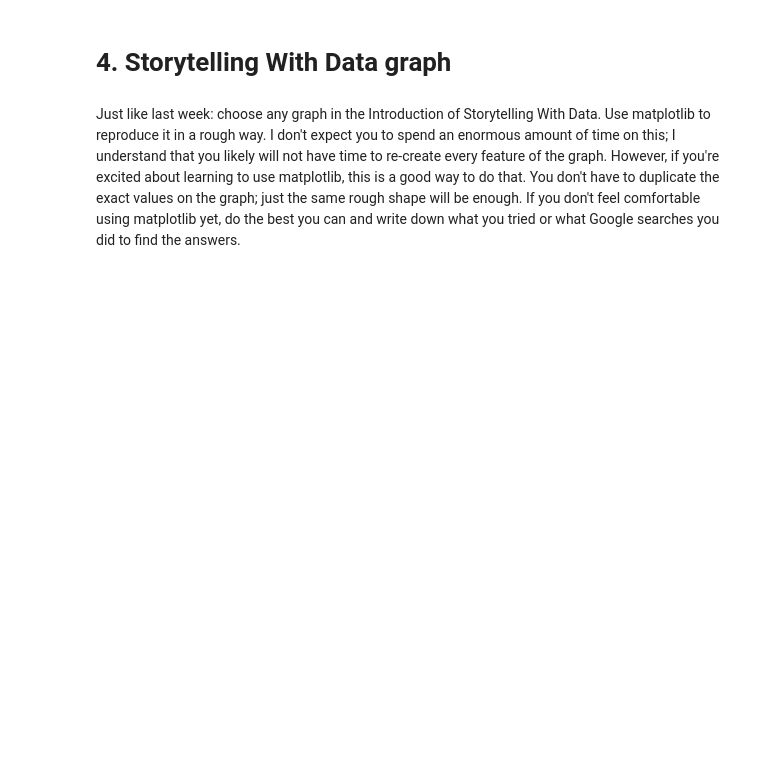
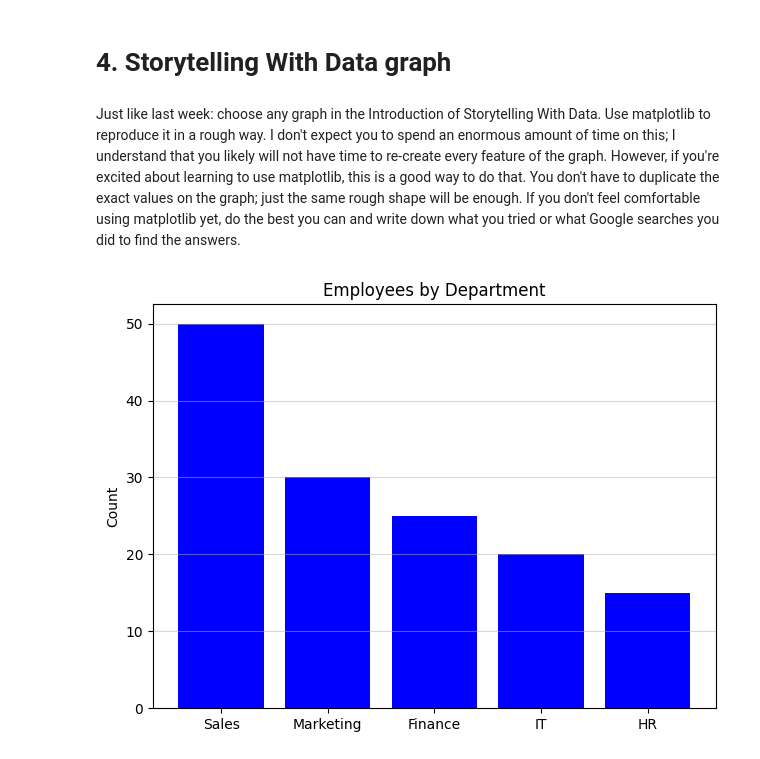
Before and after one commit to KIRBUEDU/Week2, a Jupyter notebook: Week2.ipynb, the cells around one changed output. Drawn from its saved outputs; the diff is of its cells as text; code cells hidden in the pictures; blank space fills up the shorter version.

```diff
--- a/Week2.ipynb
+++ b/Week2.ipynb
@@ -50,0 +134,21 @@ Just like last week: choose any graph in the Introduction of Storytelling With D
+# %%
+import matplotlib.pyplot as plt
+
+
+departments = ['Sales', 'Marketing', 'IT', 'HR', 'Finance']
+counts = [50, 30, 20, 15, 25]
+
+
+departments, counts = zip(*sorted(zip(departments, counts), key=lambda x: x[1], reverse=True))
+
+
+plt.bar(departments, counts, color='blue')
+plt.title('Employees by Department')
+plt.ylabel('Count')
+plt.grid(axis='y',  alpha=0.5)
+
+
+plt.tight_layout()
+plt.show()
+# %% [output]
+[figure, added]
```
Also changed, not shown: parts of 2 cells of this notebook.
